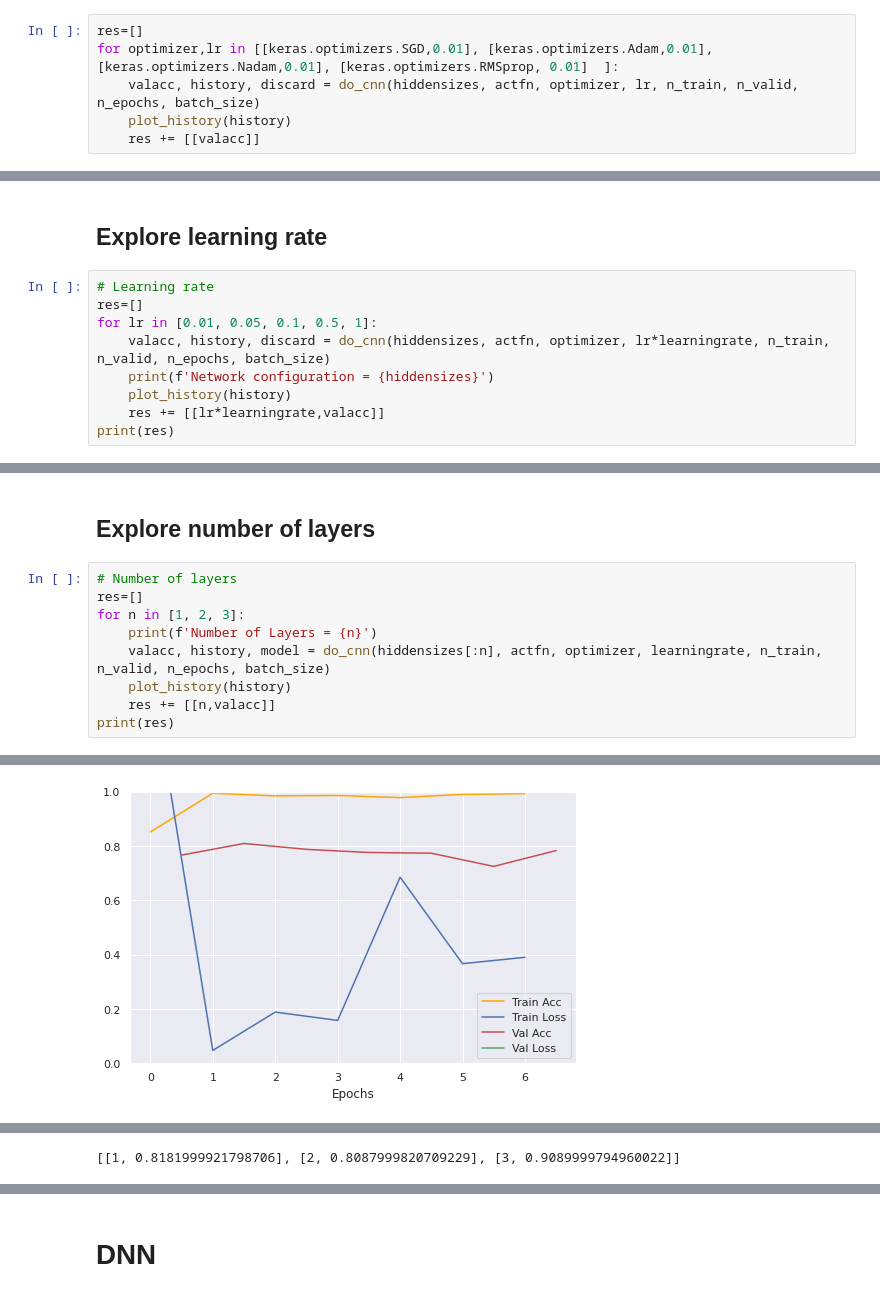
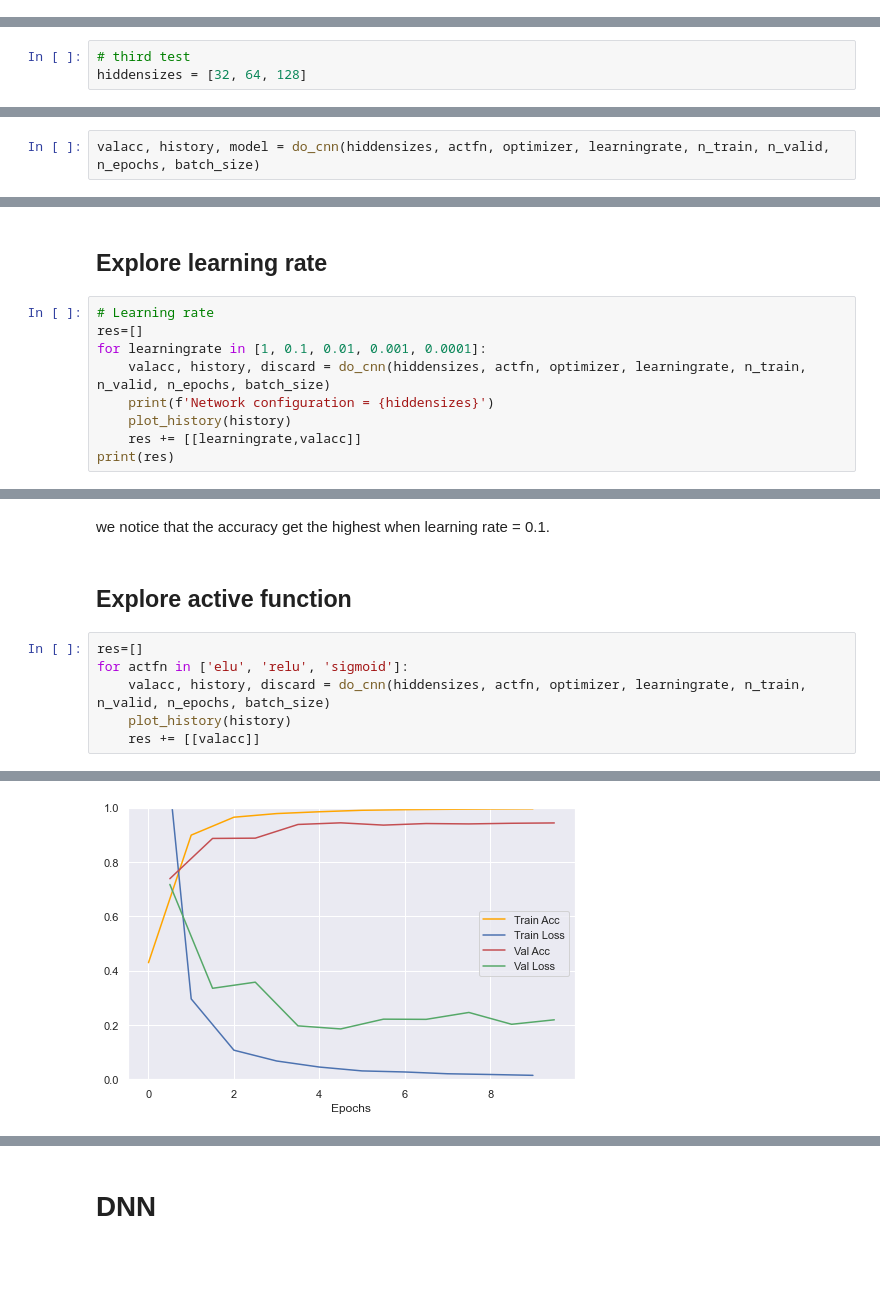
Before and after one commit to XiaoLinZzz/Machine-learning, a Jupyter notebook: A3/Assignment3_UMLT_2022_instructions.ipynb, the cells around one changed output, grey strips where cells are left out. Cells and saved outputs as stored; diff of their text form; blank space fills up the shorter version.

```diff
--- a/A3/Assignment3_UMLT_2022_instructions.ipynb
+++ b/A3/Assignment3_UMLT_2022_instructions.ipynb
@@ -372,6 +428,0 @@ plot_history(history)
-# %%
-res=[]
-for optimizer,lr in [[keras.optimizers.SGD,0.01], [keras.optimizers.Adam,0.01], [keras.optimizers.Nadam,0.01], [keras.optimizers.RMSprop, 0.01]  ]:
-    valacc, history, discard = do_cnn(hiddensizes, actfn, optimizer, lr, n_train, n_valid, n_epochs, batch_size)
-    plot_history(history)
-    res += [[valacc]]
@@ -463,0 +478,3 @@ We can see that Adam woks the best among these optimizers.
+# %%
+# third test
+hiddensizes = [32, 64, 128]
@@ -463,0 +566,2 @@ We can see that Adam woks the best among these optimizers.
+# %%
+valacc, history, model = do_cnn(hiddensizes, actfn, optimizer, learningrate, n_train, n_valid, n_epochs, batch_size)
@@ -466,11 +612,11 @@ We can see that Adam woks the best among these optimizers.
 # %%
 # Learning rate
 res=[]
-for lr in [0.01, 0.05, 0.1, 0.5, 1]:
-    valacc, history, discard = do_cnn(hiddensizes, actfn, optimizer, lr*learningrate, n_train, n_valid, n_epochs, batch_size)
+for learningrate in [1, 0.1, 0.01, 0.001, 0.0001]:
+    valacc, history, discard = do_cnn(hiddensizes, actfn, optimizer, learningrate, n_train, n_valid, n_epochs, batch_size)
     print(f'Network configuration = {hiddensizes}')
     plot_history(history)
-    res += [[lr*learningrate,valacc]]
+    res += [[learningrate,valacc]]
 print(res)
 # %% [output]
 Epoch 1/50
@@ -572,12 +714,11 @@ Text(0, 0.5, 'Val Accuracy')
-# %% [markdown]
-## Explore number of layers
+# %% [markdown]
+we notice that the accuracy get the highest when learning rate = 0.1.
+# %% [markdown]
+## Explore active function
 # %%
-# Number of layers
 res=[]
-for n in [1, 2, 3]:
-    print(f'Number of Layers = {n}')
-    valacc, history, model = do_cnn(hiddensizes[:n], actfn, optimizer, learningrate, n_train, n_valid, n_epochs, batch_size)
+for actfn in ['elu', 'relu', 'sigmoid']:
+    valacc, history, discard = do_cnn(hiddensizes, actfn, optimizer, learningrate, n_train, n_valid, n_epochs, batch_size)
     plot_history(history)
-    res += [[n,valacc]]
-print(res)
+    res += [[valacc]]
 # %% [output]
@@ -613 +763 @@ Epoch 7/50
-[figure, old version]
+[figure, new version]
@@ -632 +776,0 @@ Epoch 13/50
-[[1, 0.8181999921798706], [2, 0.8087999820709229], [3, 0.9089999794960022]]
```
Also changed, not shown: parts of 88 cells of this notebook, 3 other files.
